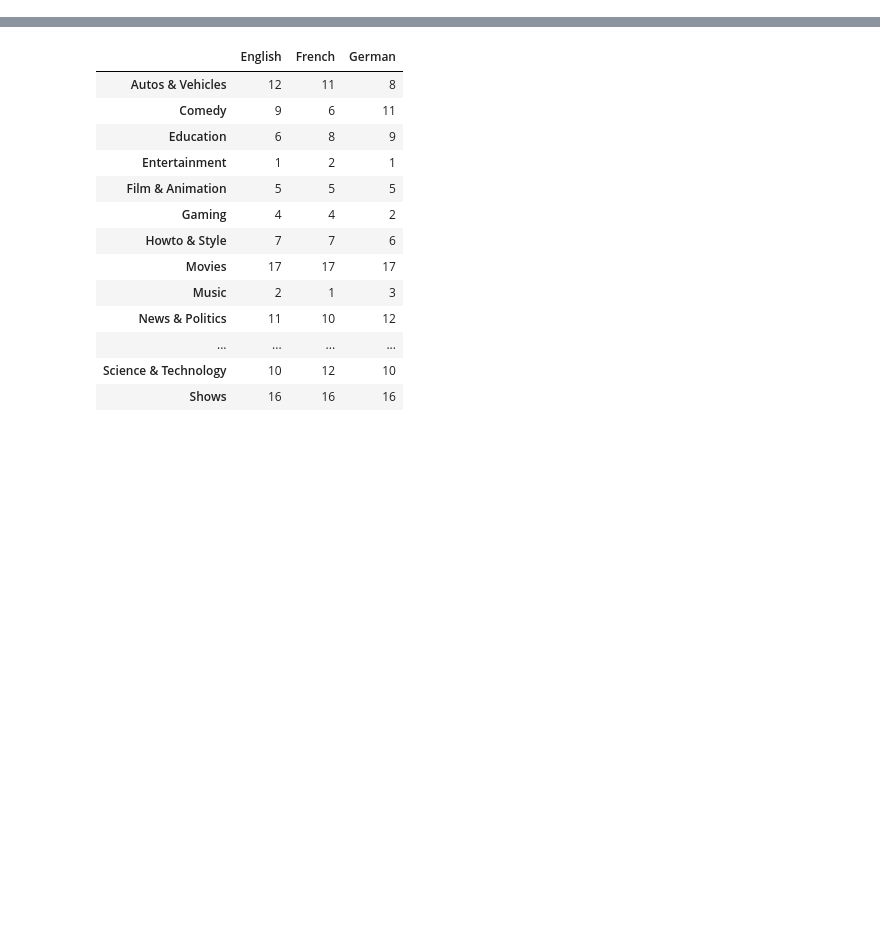
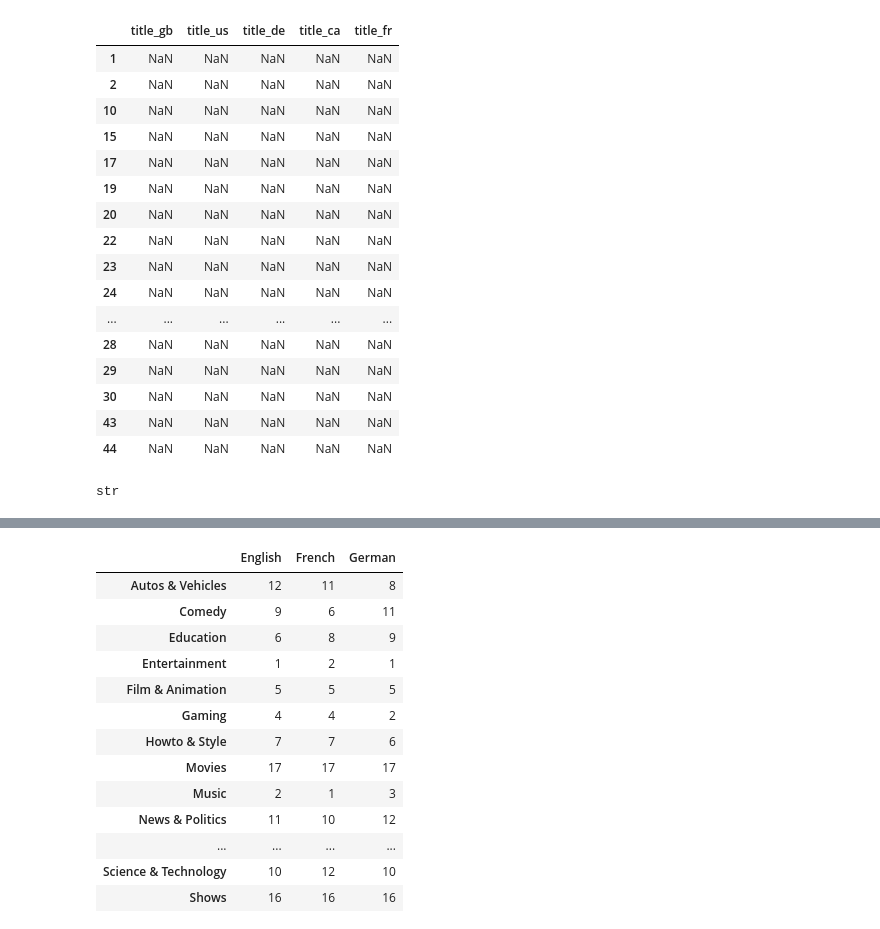
Before and after one commit to SonHyeSeon/DBP_Trinity, a Jupyter notebook: category.ipynb, the cells around one changed output, grey strips where cells are left out. Saved outputs shown, nothing was run; the diff lists cells and outputs as text; code cells hidden in the pictures; blank space fills up the shorter version.

```diff
--- a/category.ipynb
+++ b/category.ipynb
@@ -244,0 +207,25 @@ kedoo_rank
+# %%
+category_datas=pd.DataFrame([], index=used_category_entire, columns={'title_us','title_ca','title_gb','title_fr','title_de'})
+category_datas
+# %% [output]
+|  | title_gb | title_us | title_de | title_ca | title_fr |
+| 1 | NaN | NaN | NaN | NaN | NaN |
+| 2 | NaN | NaN | NaN | NaN | NaN |
+| 10 | NaN | NaN | NaN | NaN | NaN |
+| 15 | NaN | NaN | NaN | NaN | NaN |
+| 17 | NaN | NaN | NaN | NaN | NaN |
+| 19 | NaN | NaN | NaN | NaN | NaN |
+| 20 | NaN | NaN | NaN | NaN | NaN |
+| 22 | NaN | NaN | NaN | NaN | NaN |
+| 23 | NaN | NaN | NaN | NaN | NaN |
+| 24 | NaN | NaN | NaN | NaN | NaN |
+| ... | ... | ... | ... | ... | ... |
+| 28 | NaN | NaN | NaN | NaN | NaN |
+| 29 | NaN | NaN | NaN | NaN | NaN |
+| 30 | NaN | NaN | NaN | NaN | NaN |
+| 43 | NaN | NaN | NaN | NaN | NaN |
+| 44 | NaN | NaN | NaN | NaN | NaN |
+# %%
+type(categorys_data_us[0]['id'])
+# %% [output]
+str
```
Also changed, not shown: parts of 39 cells of this notebook.
